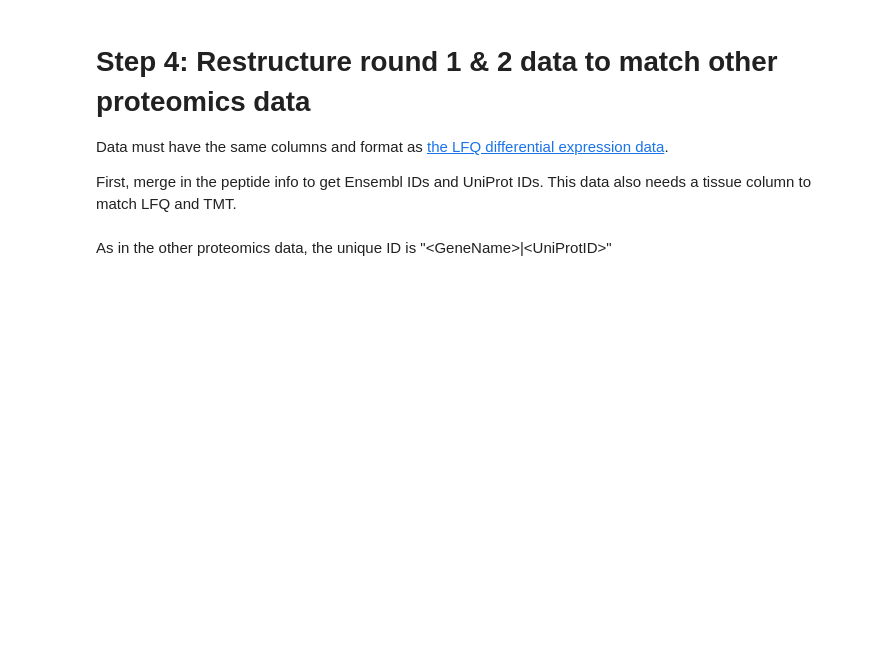
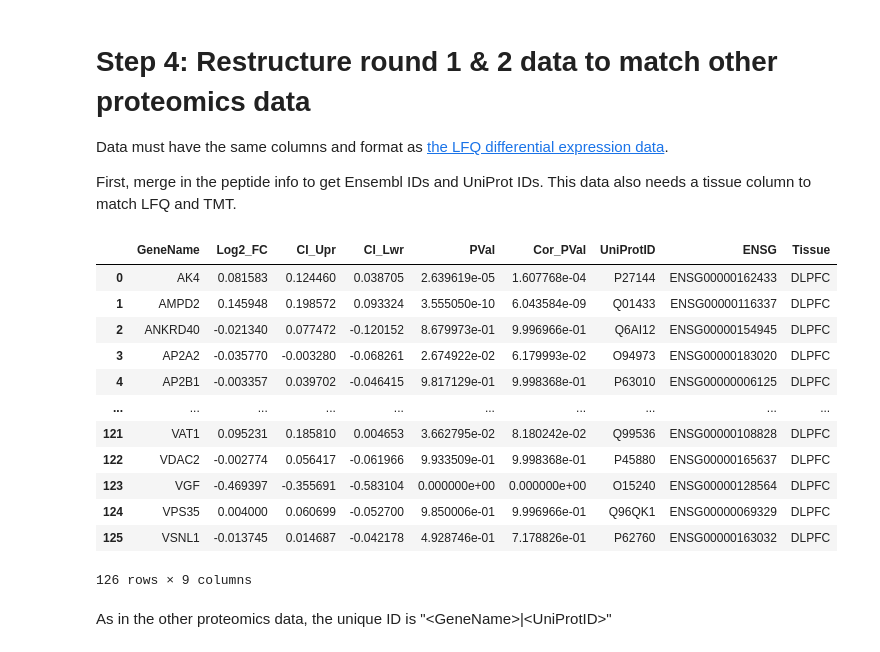
Before and after one commit to Sage-Bionetworks/agora-data-tools, a Jupyter notebook: data_analysis/agora/notebooks/preprocessing/AG-866_process_srm_diffexp_data.ipynb, the cells around one changed output. Drawn from its saved outputs; the diff is of its cells as text; code cells hidden in the pictures; blank space fills up the shorter version.

```diff
--- a/data_analysis/agora/notebooks/preprocessing/AG-866_process_srm_diffexp_data.ipynb
+++ b/data_analysis/agora/notebooks/preprocessing/AG-866_process_srm_diffexp_data.ipynb
@@ -197,3 +286,19 @@ diffexp_final['Tissue'] = 'DLPFC'
+# %%
+diffexp_final
+# %% [output]
+|  | GeneName | Log2_FC | CI_Upr | CI_Lwr | PVal | Cor_PVal | UniProtID | ENSG | Tissue |
+| 0 | AK4 | 0.081583 | 0.124460 | 0.038705 | 2.639619e-05 | 1.607768e-04 | P27144 | ENSG00000162433 | DLPFC |
+| 1 | AMPD2 | 0.145948 | 0.198572 | 0.093324 | 3.555050e-10 | 6.043584e-09 | Q01433 | ENSG00000116337 | DLPFC |
+| 2 | ANKRD40 | -0.021340 | 0.077472 | -0.120152 | 8.679973e-01 | 9.996966e-01 | Q6AI12 | ENSG00000154945 | DLPFC |
+| 3 | AP2A2 | -0.035770 | -0.003280 | -0.068261 | 2.674922e-02 | 6.179993e-02 | O94973 | ENSG00000183020 | DLPFC |
+| 4 | AP2B1 | -0.003357 | 0.039702 | -0.046415 | 9.817129e-01 | 9.998368e-01 | P63010 | ENSG00000006125 | DLPFC |
+| ... | ... | ... | ... | ... | ... | ... | ... | ... | ... |
+| 121 | VAT1 | 0.095231 | 0.185810 | 0.004653 | 3.662795e-02 | 8.180242e-02 | Q99536 | ENSG00000108828 | DLPFC |
+| 122 | VDAC2 | -0.002774 | 0.056417 | -0.061966 | 9.933509e-01 | 9.998368e-01 | P45880 | ENSG00000165637 | DLPFC |
+| 123 | VGF | -0.469397 | -0.355691 | -0.583104 | 0.000000e+00 | 0.000000e+00 | O15240 | ENSG00000128564 | DLPFC |
+| 124 | VPS35 | 0.004000 | 0.060699 | -0.052700 | 9.850006e-01 | 9.996966e-01 | Q96QK1 | ENSG00000069329 | DLPFC |
+| 125 | VSNL1 | -0.013745 | 0.014687 | -0.042178 | 4.928746e-01 | 7.178826e-01 | P62760 | ENSG00000163032 | DLPFC |
+126 rows × 9 columns
 # %% [markdown]
 As in the other proteomics data, the unique ID is "\<GeneName\>|\<UniProtID\>"
 # %%
```
Also changed, not shown: parts of 20 cells of this notebook, 2 other files.
